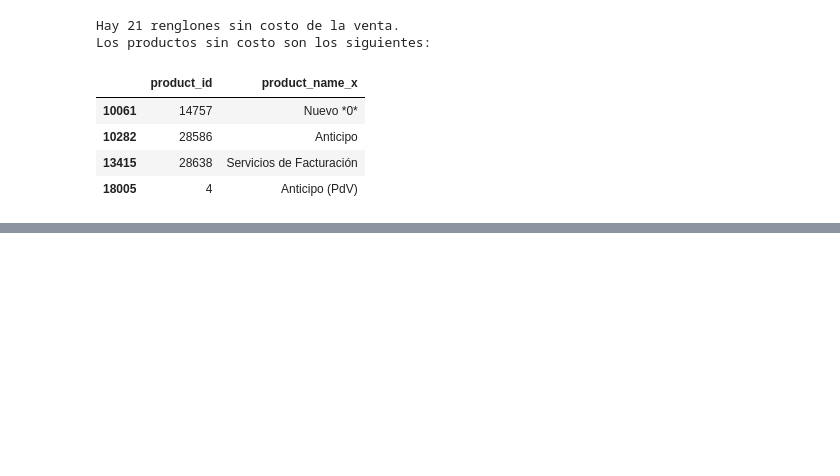
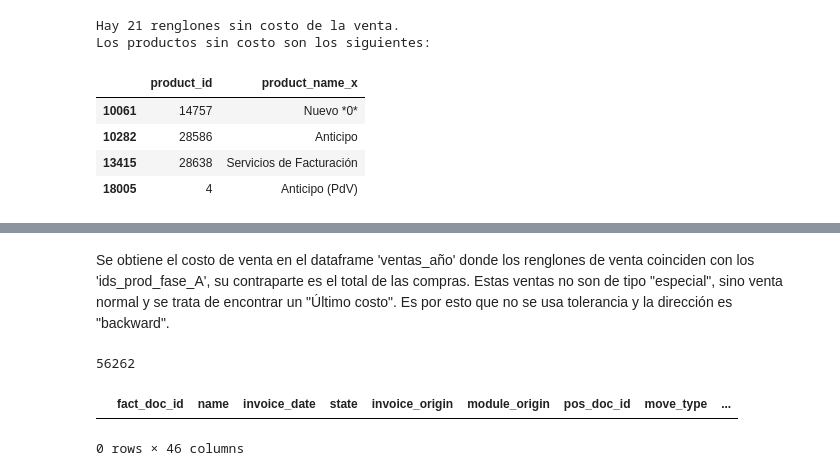
Before and after one commit to ecostichp/odoo_comisiones, a Jupyter notebook: comisiones/algoritmos/algoritmo_costo_de_venta_func.ipynb, the cells around one changed output, grey strips where cells are left out. Cells and saved outputs as stored; diff of their text form; code cells hidden in the pictures; blank space fills up the shorter version.

```diff
--- a/comisiones/algoritmos/algoritmo_costo_de_venta_func.ipynb
+++ b/comisiones/algoritmos/algoritmo_costo_de_venta_func.ipynb
@@ -108,12 +108,15 @@ compras_odoo = pd.merge(
                     on='order_id'
                 )
 
-compras = pd.concat([compras_odoo, productos_sin_compra])
+compras_odoo['tolerance_order_date'] = compras_odoo['order_date'].dt.normalize() - pd.Timedelta(days=5)
 
 cols_to_Int64 = ['line_id', 'order_id', 'partner_id', 'product_id_pp']
-compras[cols_to_Int64] = compras[cols_to_Int64].astype('Int64')
+compras_odoo[cols_to_Int64] = compras_odoo[cols_to_Int64].astype('Int64')
 
-compras['tolerance_order_date'] = compras['order_date'].dt.normalize() - pd.Timedelta(days=5)
+compras_odoo['product_qty'] = compras_odoo['product_qty'].astype('Float64')
+compras_odoo['vendedora'] = compras_odoo['vendedora'].convert_dtypes()
+
+compras = pd.concat([compras_odoo, productos_sin_compra])
 # %% [markdown]
 # Checks
 # %%
@@ -333,0 +192,14 @@ Después de corregir el costo de la venta... las siguientes líneas ya son de ut
+# %%
+compras_prod_varios_prov = compras_odoo[compras_odoo['product_id_pp'].isin(ids_productos_varios_prov)]
+
+
+compras_prod_varios_prov_agrupado = compras_prod_varios_prov.groupby('product_id_pp').agg({'product_name':['first'], 'line_id':['count'], 'product_price':['first', 'mean']}).reset_index()
+compras_prod_varios_prov_agrupado['diff'] = compras_prod_varios_prov_agrupado[('product_price', 'first')] == compras_prod_varios_prov_agrupado[('product_price', 'mean')]
+
+ids_prod_varios_prov_costo_sin_cambios = compras_prod_varios_prov_agrupado.loc[compras_prod_varios_prov_agrupado['diff'] == True]['product_id_pp']
+ids_prod_varios_prov_costo_con_cambios = compras_prod_varios_prov_agrupado.loc[compras_prod_varios_prov_agrupado['diff'] == False]['product_id_pp']
+
+
+print(f'De los {len(ids_productos_varios_prov)} productos comprados con varios proveedores:')
+print(f'    - {len(ids_prod_varios_prov_costo_sin_cambios)} productos no han cambiado su costo, representan a un {len(ids_prod_varios_prov_costo_sin_cambios)/len(ids_productos_varios_prov)*100:.2f}%')
+print(f'    - {len(ids_prod_varios_prov_costo_con_cambios)} productos sí han cambiado su costo, representan a un {len(ids_prod_varios_prov_costo_con_cambios)/len(ids_productos_varios_prov)*100:.2f}%')
@@ -333,0 +214,2 @@ Después de corregir el costo de la venta... las siguientes líneas ya son de ut
+# %%
+ids_prod_fase_A = pd.concat([ids_productos_unicos_prov, ids_prod_varios_prov_costo_sin_cambios]).sort_values()
@@ -333,0 +301,26 @@ Después de corregir el costo de la venta... las siguientes líneas ya son de ut
+# %% [markdown]
+Se obtiene el costo de venta en el dataframe 'ventas_año' donde  los renglones de venta coinciden con los 'ids_prod_fase_A', su contraparte es el total de las compras.
+Estas ventas no son de tipo "especial", sino venta normal y se trata de encontrar un "Último costo". Es por esto que no se usa tolerancia y la dirección es "backward".
+# %%
+costo_venta_fase_A = (
+    pd.merge_asof(
+        left = ventas_año.loc[ventas_año['product_id'].isin(ids_prod_fase_A)].sort_values('invoice_date'),
+        right = compras.sort_values('tolerance_order_date'),
+
+        left_by = 'product_id',
+        right_by = 'product_id_pp',
+
+        left_on = 'invoice_date',
+        right_on = 'tolerance_order_date',
+
+        direction = 'backward')
+)
+# %%
+len(ventas_año.loc[ventas_año['product_id'].isin(ids_prod_fase_A)])
+# %% [output]
+56262
+# %%
+costo_venta_fase_A[costo_venta_fase_A['fact_line_id'].isna()]
+# %% [output]
+|  | fact_doc_id | name | invoice_date | state | invoice_origin | module_origin | pos_doc_id | move_type | ... |
+0 rows × 46 columns
```
Also changed, not shown: parts of 43 cells of this notebook.
